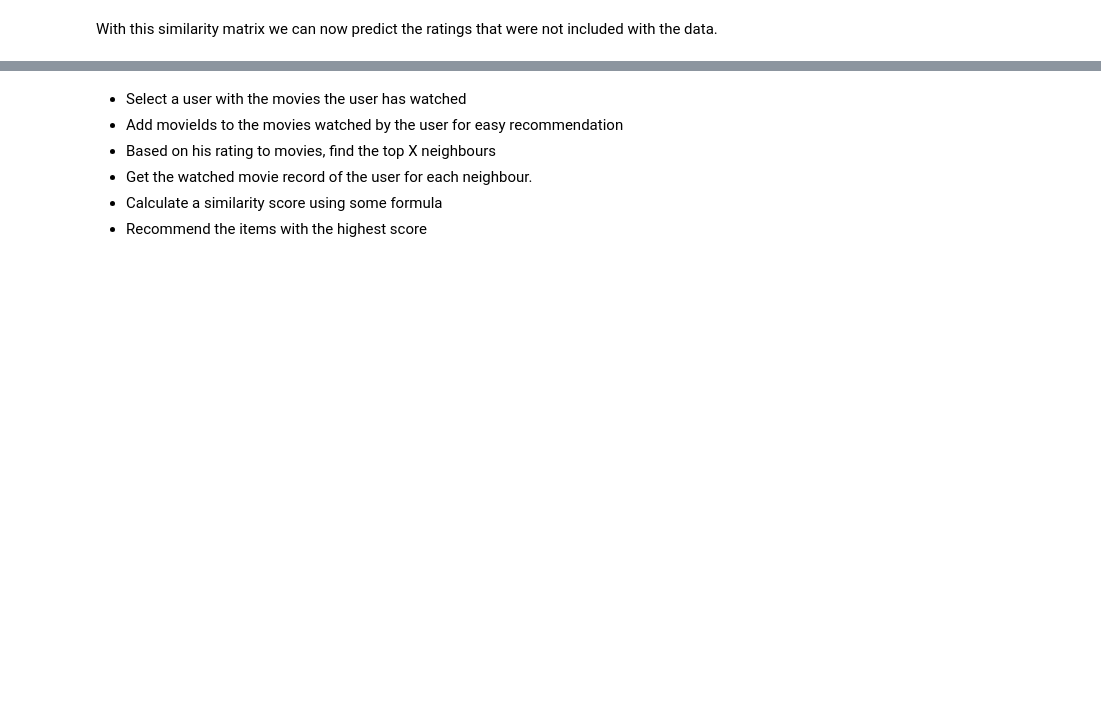
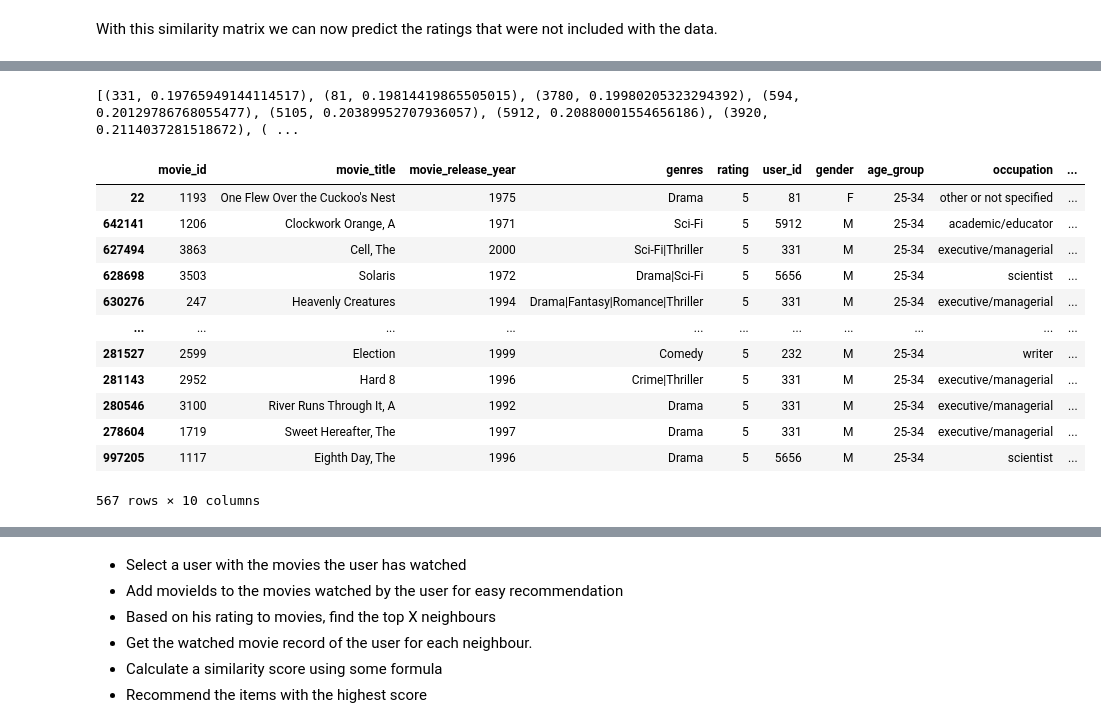
Before and after one commit to Praveen2795/Movie-Recommedation-System, a Jupyter notebook: Movie Recommendation system - DSCI Final Project .ipynb, the cells around one changed output, grey strips where cells are left out. Saved outputs shown, nothing was run; the diff lists cells and outputs as text; code cells hidden in the pictures; blank space fills up the shorter version.

```diff
--- a/Movie Recommendation system - DSCI Final Project .ipynb
+++ b/Movie Recommendation system - DSCI Final Project .ipynb
@@ -976,0 +1004,12 @@ With this similarity matrix we can now predict the ratings that were not include
+# %%
+# Input user to whom recommendation needs to be done
+userID = 3333
+# Movies already watched and rated by the user
+input_user_movie = [movie for movie in lens_data[lens_data['user_id'] == userID]['movie_title']]
+# Finding top 10 similar Users based on centered cosine
+start_time_for_user_user = time.time()
+top_10_users = getTopSimilarUsers(userID)
+end_time_for_user_user = time.time()
+time_elapsed_for_user_user = (end_time_for_user_user - start_time_for_user_user)
+
+print("Time elapsed when User-User collaborative filtering is used:", round(time_elapsed_for_user_user, 4), "seconds")
@@ -976,0 +1018,27 @@ With this similarity matrix we can now predict the ratings that were not include
+# %%
+# Removing the users self comparison cosine value.
+top_10_users.sort(key = lambda x: x[1])
+top_10_users.pop()
+print(top_10_users)
+# %% [output]
+[(331, 0.19765949144114517), (81, 0.19814419865505015), (3780, 0.19980205323294392), (594, 0.20129786768055477), (5105, 0.20389952707936057), (5912, 0.20880001554656186), (3920, 0.2114037281518672), ( ...
+# %%
+similar_10_user_Id = [eachUser[0] for eachUser in top_10_users]
+Top_10_df = lens_data[lens_data['user_id'].isin(similar_10_user_Id)]
+
+Top_10_df = Top_10_df[Top_10_df['rating'] > 4]
+Top_10_df.sort_values(by='rating', ascending=False)
+# %% [output]
+|  | movie_id | movie_title | movie_release_year | genres | rating | user_id | gender | age_group | occupation | ... |
+| 22 | 1193 | One Flew Over the Cuckoo's Nest | 1975 | Drama | 5 | 81 | F | 25-34 | other or not specified | ... |
+| 642141 | 1206 | Clockwork Orange, A | 1971 | Sci-Fi | 5 | 5912 | M | 25-34 | academic/educator | ... |
+| 627494 | 3863 | Cell, The | 2000 | Sci-Fi|Thriller | 5 | 331 | M | 25-34 | executive/managerial | ... |
+| 628698 | 3503 | Solaris | 1972 | Drama|Sci-Fi | 5 | 5656 | M | 25-34 | scientist | ... |
+| 630276 | 247 | Heavenly Creatures | 1994 | Drama|Fantasy|Romance|Thriller | 5 | 331 | M | 25-34 | executive/managerial | ... |
+| ... | ... | ... | ... | ... | ... | ... | ... | ... | ... | ... |
+| 281527 | 2599 | Election | 1999 | Comedy | 5 | 232 | M | 25-34 | writer | ... |
+| 281143 | 2952 | Hard 8 | 1996 | Crime|Thriller | 5 | 331 | M | 25-34 | executive/managerial | ... |
+| 280546 | 3100 | River Runs Through It, A | 1992 | Drama | 5 | 331 | M | 25-34 | executive/managerial | ... |
+| 278604 | 1719 | Sweet Hereafter, The | 1997 | Drama | 5 | 331 | M | 25-34 | executive/managerial | ... |
+| 997205 | 1117 | Eighth Day, The | 1996 | Drama | 5 | 5656 | M | 25-34 | scientist | ... |
+567 rows × 10 columns
```
Also changed, not shown: parts of 19 cells of this notebook, 1 other file.
